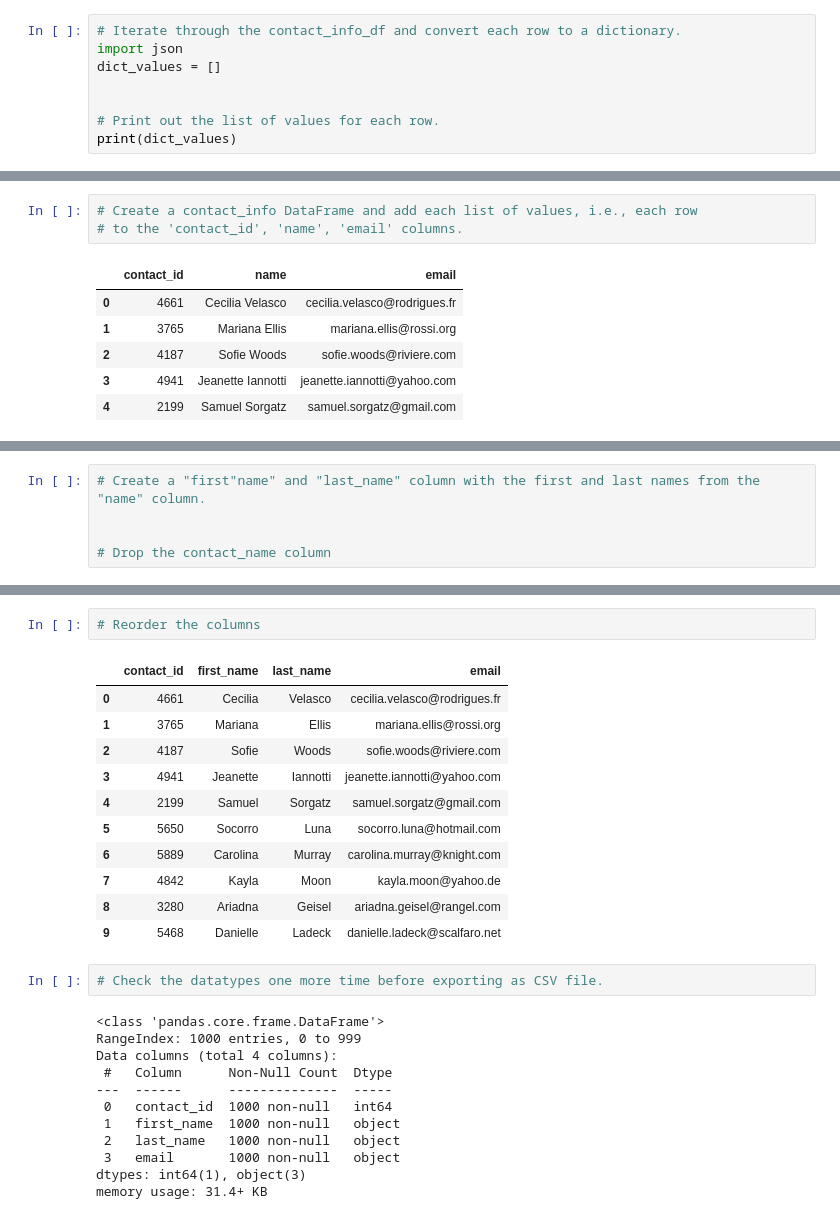
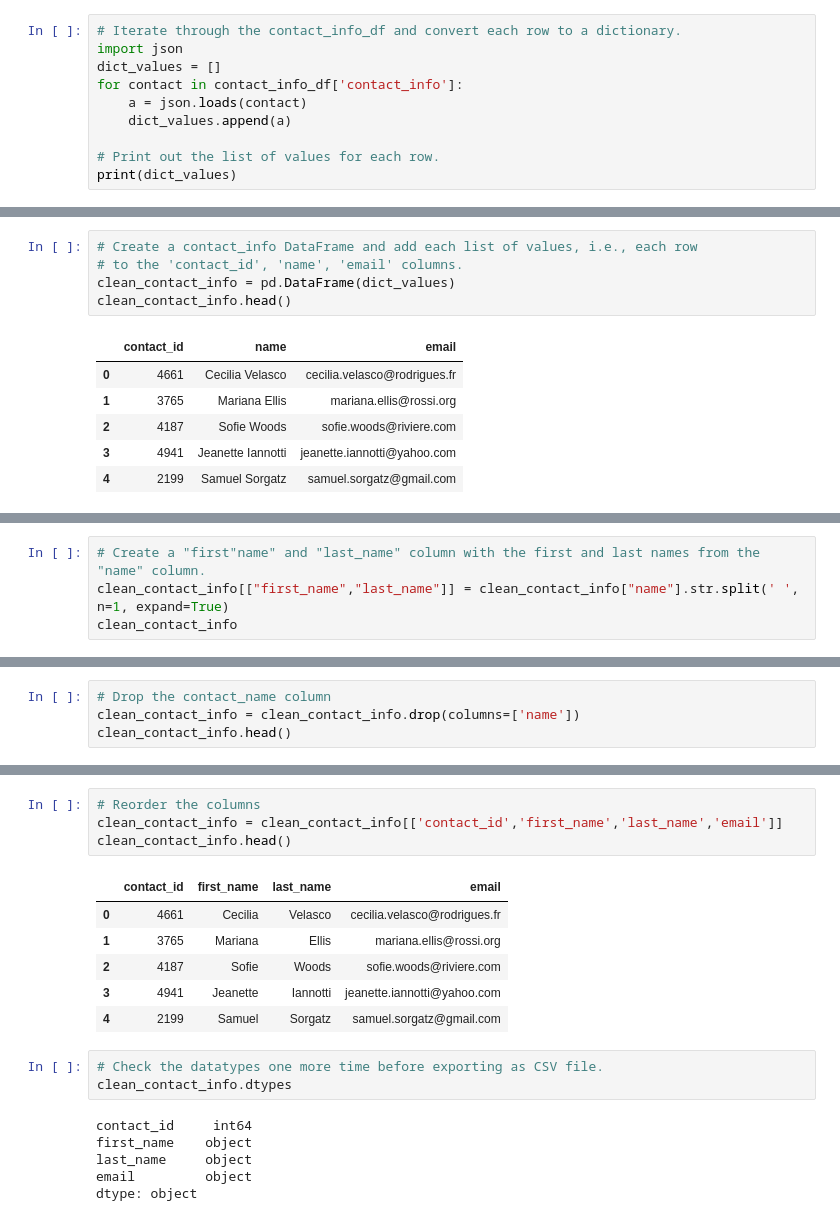
Before and after one commit to smoot888/Crowdfunding_ETL, a Jupyter notebook: ETL_Mini_Project_PNartey_CSmoot.ipynb, the cells around one changed output, grey strips where cells are left out. Saved outputs shown, nothing was run; the diff lists cells and outputs as text.

```diff
--- a/ETL_Mini_Project_PNartey_CSmoot.ipynb
+++ b/ETL_Mini_Project_PNartey_CSmoot.ipynb
@@ -298,7 +318,9 @@ Then export the DataFrame as a `contacts.csv` CSV file.
 # Iterate through the contact_info_df and convert each row to a dictionary.
 import json
 dict_values = []
-
+for contact in contact_info_df['contact_info']:
+    a = json.loads(contact)
+    dict_values.append(a)
 
 # Print out the list of values for each row.
 print(dict_values)
@@ -307,6 +329,8 @@ print(dict_values)
 # %%
 # Create a contact_info DataFrame and add each list of values, i.e., each row
 # to the 'contact_id', 'name', 'email' columns.
+clean_contact_info = pd.DataFrame(dict_values)
+clean_contact_info.head()
 # %% [output]
 |  | contact_id | name | email |
 | 0 | 4661 | Cecilia Velasco | cecilia.velasco@rodrigues.fr |
@@ -330,6 +349,5 @@ memory usage: 23.6+ KB
 # %%
 # Create a "first"name" and "last_name" column with the first and last names from the "name" column.
-
-
-# Drop the contact_name column
+clean_contact_info[["first_name","last_name"]] = clean_contact_info["name"].str.split(' ', n=1, expand=True)
+clean_contact_info
 # %% [output]
@@ -346,0 +367,4 @@ memory usage: 23.6+ KB
+# %%
+# Drop the contact_name column
+clean_contact_info = clean_contact_info.drop(columns=['name'])
+clean_contact_info.head()
@@ -347,30 +378,22 @@ memory usage: 23.6+ KB
 # %%
 # Reorder the columns
+clean_contact_info = clean_contact_info[['contact_id','first_name','last_name','email']]
+clean_contact_info.head()
 # %% [output]
 |  | contact_id | first_name | last_name | email |
 | 0 | 4661 | Cecilia | Velasco | cecilia.velasco@rodrigues.fr |
 | 1 | 3765 | Mariana | Ellis | mariana.ellis@rossi.org |
 | 2 | 4187 | Sofie | Woods | sofie.woods@riviere.com |
 | 3 | 4941 | Jeanette | Iannotti | jeanette.iannotti@yahoo.com |
 | 4 | 2199 | Samuel | Sorgatz | samuel.sorgatz@gmail.com |
-| 5 | 5650 | Socorro | Luna | socorro.luna@hotmail.com |
-| 6 | 5889 | Carolina | Murray | carolina.murray@knight.com |
-| 7 | 4842 | Kayla | Moon | kayla.moon@yahoo.de |
-| 8 | 3280 | Ariadna | Geisel | ariadna.geisel@rangel.com |
-| 9 | 5468 | Danielle | Ladeck | danielle.ladeck@scalfaro.net |
 # %%
 # Check the datatypes one more time before exporting as CSV file.
+clean_contact_info.dtypes
 # %% [output]
-<class 'pandas.core.frame.DataFrame'>
-RangeIndex: 1000 entries, 0 to 999
-Data columns (total 4 columns):
- #   Column      Non-Null Count  Dtype
----  ------      --------------  -----
- 0   contact_id  1000 non-null   int64
- 1   first_name  1000 non-null   object
- 2   last_name   1000 non-null   object
- 3   email       1000 non-null   object
-dtypes: int64(1), object(3)
-memory usage: 31.4+ KB
+contact_id     int64
+first_name    object
+last_name     object
+email         object
+dtype: object
 # %%
 # Export the DataFrame as a CSV file.
```
Also changed, not shown: parts of 31 cells of this notebook, 4 other files.
